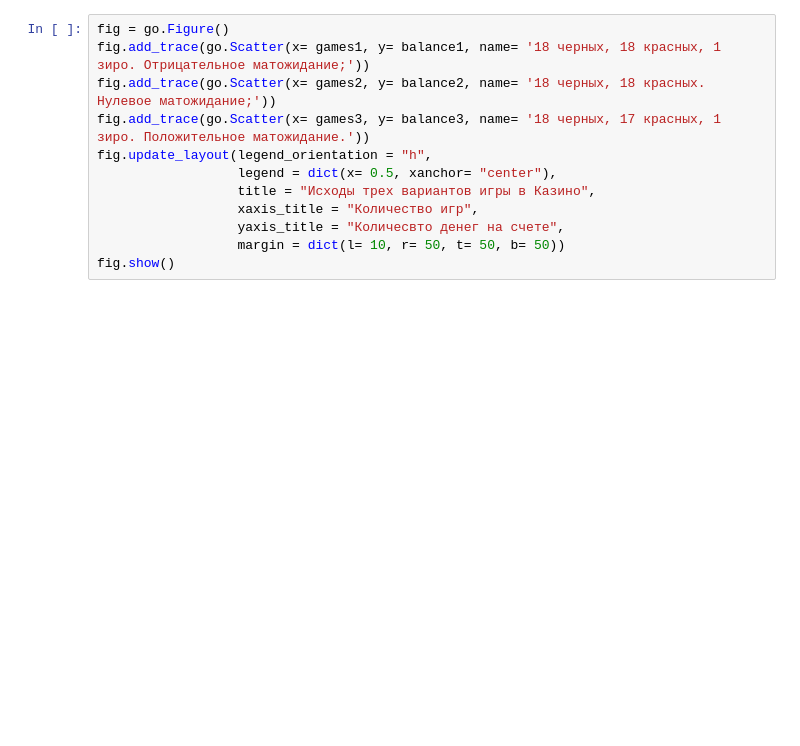
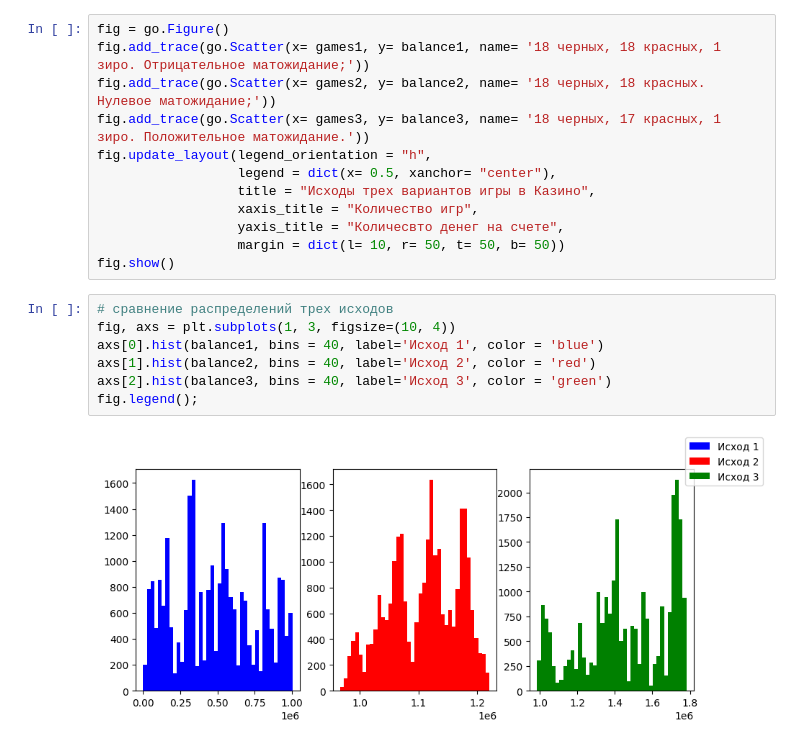
Before and after one commit to IYuminov/Casino-how_to_be_a_winner-, a Jupyter notebook: casino_research.ipynb, the cells around one changed output. Drawn from its saved outputs; the diff is of its cells as text; blank space fills up the shorter version.

Commit message:
added plots in research

```diff
--- a/casino_research.ipynb
+++ b/casino_research.ipynb
@@ -117,3 +120,12 @@ fig.update_layout(legend_orientation = "h",
                   yaxis_title = "Количесвто денег на счете",
                   margin = dict(l= 10, r= 50, t= 50, b= 50))
 fig.show()
+# %%
+# сравнение распределений трех исходов
+fig, axs = plt.subplots(1, 3, figsize=(10, 4))
+axs[0].hist(balance1, bins = 40, label='Исход 1', color = 'blue')
+axs[1].hist(balance2, bins = 40, label='Исход 2', color = 'red')
+axs[2].hist(balance3, bins = 40, label='Исход 3', color = 'green')
+fig.legend();
+# %% [output]
+[figure, added]
```
Also changed, not shown: parts of 8 cells of this notebook.
